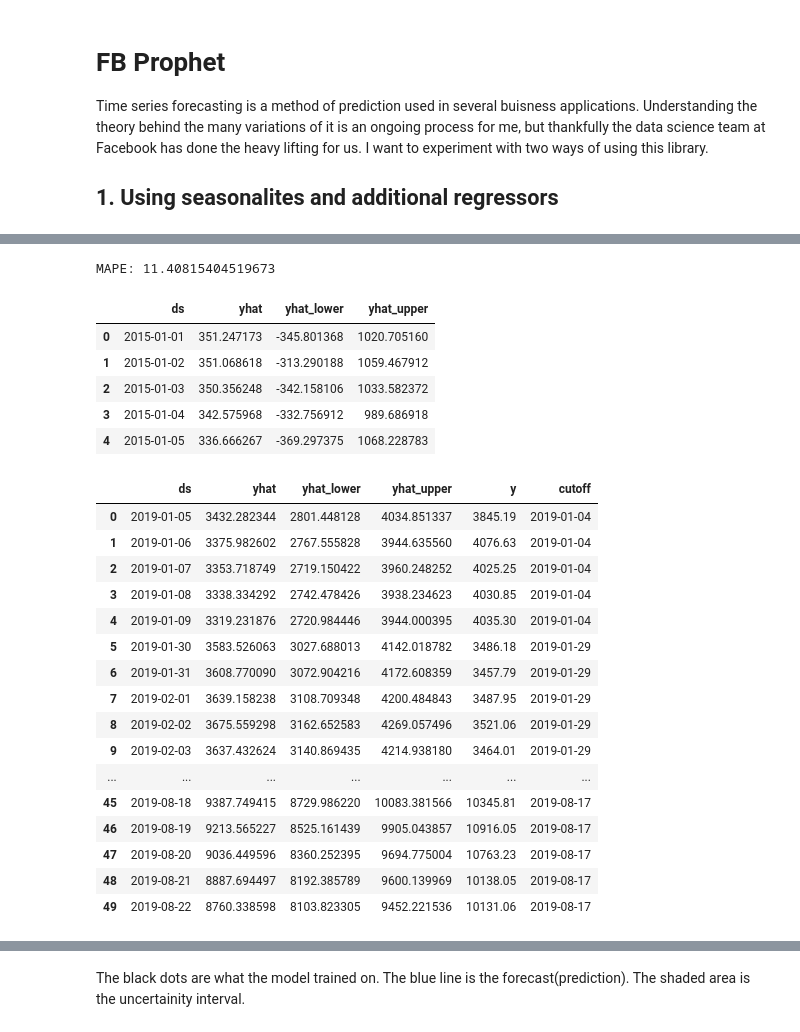
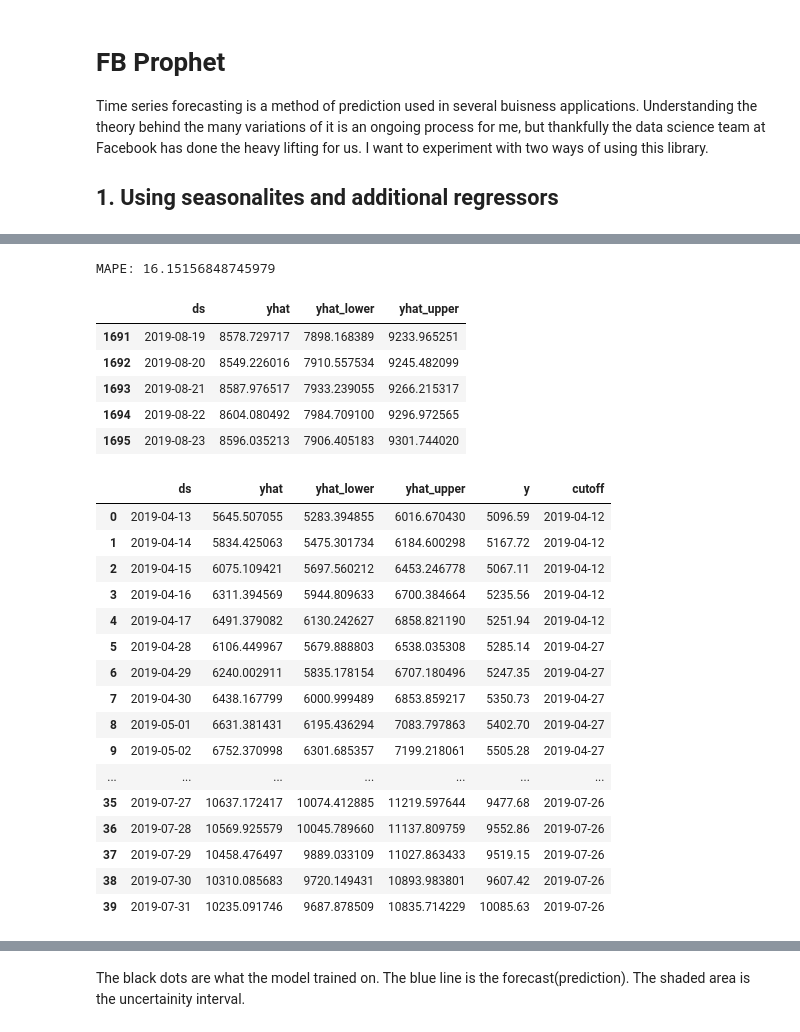
Before and after one commit to Viraj-Joshi/BitCoin-Price-Predictor, a Jupyter notebook: Bitcoin Price Predictor.ipynb, the cells around one changed output, grey strips where cells are left out. Drawn from its saved outputs; the diff is of its cells as text; code cells hidden in the pictures.

```diff
--- a/Bitcoin Price Predictor.ipynb
+++ b/Bitcoin Price Predictor.ipynb
@@ -534,9 +605,20 @@ bitcoin_info.columns = bitcoin_info.columns.str.replace("*",""); #columns is an
 bitcoin_info['Volume'] = bitcoin_info['Volume'].astype('int64');
 
 
+#split into training and testing dataset
+split_date = '2019-08-01'
 bitcoin_info.columns =[bitcoin_info.columns[0]]+['bt_'+i for i in bitcoin_info.columns[1:]] #column names not mutable
-bitcoin_info = bitcoin_info[bitcoin_info['Date']>='2015-01-01']
-df = bitcoin_info[['Date','bt_Close']].copy()
-df.columns = ['ds','y']
-df.head()
+bitcoin_info_train = bitcoin_info[bitcoin_info['Date']>='2015-01-01']
+bitcoin_info_train = bitcoin_info_train[bitcoin_info_train['Date']<split_date]
+bitcoin_info_test = bitcoin_info[bitcoin_info['Date']>=split_date]
+
+#create a df that prophet will accept
+df_train = bitcoin_info_train[['Date','bt_Close']].copy()
+df_train.columns = ['ds','y']
+df_train.reset_index()
+
+
+df_test = bitcoin_info_test[['Date','bt_Close']].copy()
+df_test.columns = ['ds','y']
+display(df_test.tail())
 # %% [output]
@@ -565,8 +659,8 @@ def friday_effect(ds):
         return 1
     else:
         return 0
-df['friday_effect'] = df['ds'].apply(friday_effect)
-
+df_train['friday_effect'] = df_train['ds'].apply(friday_effect)
+#df_train['cap'] = 15000
 m = Prophet(growth='linear',seasonality_mode='multiplicative',
             daily_seasonality=False,
             weekly_seasonality=False,
@@ -574,21 +668,22 @@ m = Prophet(growth='linear',seasonality_mode='multiplicative',
             ).add_seasonality(
                     name = 'quarterly',
                     period = 93.3125,
-                    fourier_order = 5
+                    fourier_order = 15
             ).add_seasonality(
                     name = 'yearly',
                     period = 365.25,
-                    fourier_order = 5
+                    fourier_order = 15
             ).add_seasonality(
                     name = 'Weekly',
                     period = 7,
                     fourier_order = 25
             )
-m.add_regressor('friday_effect') # adding this regressor lowered MAPE 3%
-m.fit(df)
+m.add_regressor('friday_effect') # adding this regressor lowered MAPE
+m.fit(df_train)
 
 
-future = m.make_future_dataframe(periods=365)
+future = m.make_future_dataframe(periods=len(df_test))
+#future['cap'] = 20000
 future['friday_effect'] = future['ds'].apply(friday_effect)
 display(future[future['friday_effect']==1].tail())
 # %% [output]
@@ -607,0 +706,2 @@ forecast = m.predict(future)
+# %%
+cv_results = cross_validation(m,initial= '1550 days', horizon = '5 days',period = '15 days')
@@ -608,32 +710,32 @@ forecast = m.predict(future)
 # %%
 print('MAPE:',calculateMAPE(cv_results['y'],cv_results['yhat']))
-display(forecast[['ds', 'yhat', 'yhat_lower', 'yhat_upper']].head())
+display(forecast[['ds', 'yhat', 'yhat_lower', 'yhat_upper']].tail())
 display(cv_results)
 # %% [output]
-MAPE: 11.40815404519673
+MAPE: 16.15156848745979
 |  | ds | yhat | yhat_lower | yhat_upper |
-| 0 | 2015-01-01 | 351.247173 | -345.801368 | 1020.705160 |
-| 1 | 2015-01-02 | 351.068618 | -313.290188 | 1059.467912 |
-| 2 | 2015-01-03 | 350.356248 | -342.158106 | 1033.582372 |
-| 3 | 2015-01-04 | 342.575968 | -332.756912 | 989.686918 |
-| 4 | 2015-01-05 | 336.666267 | -369.297375 | 1068.228783 |
+| 1691 | 2019-08-19 | 8578.729717 | 7898.168389 | 9233.965251 |
+| 1692 | 2019-08-20 | 8549.226016 | 7910.557534 | 9245.482099 |
+| 1693 | 2019-08-21 | 8587.976517 | 7933.239055 | 9266.215317 |
+| 1694 | 2019-08-22 | 8604.080492 | 7984.709100 | 9296.972565 |
+| 1695 | 2019-08-23 | 8596.035213 | 7906.405183 | 9301.744020 |
 |  | ds | yhat | yhat_lower | yhat_upper | y | cutoff |
-| 0 | 2019-01-05 | 3432.282344 | 2801.448128 | 4034.851337 | 3845.19 | 2019-01-04 |
-| 1 | 2019-01-06 | 3375.982602 | 2767.555828 | 3944.635560 | 4076.63 | 2019-01-04 |
-| 2 | 2019-01-07 | 3353.718749 | 2719.150422 | 3960.248252 | 4025.25 | 2019-01-04 |
-| 3 | 2019-01-08 | 3338.334292 | 2742.478426 | 3938.234623 | 4030.85 | 2019-01-04 |
-| 4 | 2019-01-09 | 3319.231876 | 2720.984446 | 3944.000395 | 4035.30 | 2019-01-04 |
-| 5 | 2019-01-30 | 3583.526063 | 3027.688013 | 4142.018782 | 3486.18 | 2019-01-29 |
-| 6 | 2019-01-31 | 3608.770090 | 3072.904216 | 4172.608359 | 3457.79 | 2019-01-29 |
-| 7 | 2019-02-01 | 3639.158238 | 3108.709348 | 4200.484843 | 3487.95 | 2019-01-29 |
-| 8 | 2019-02-02 | 3675.559298 | 3162.652583 | 4269.057496 | 3521.06 | 2019-01-29 |
-| 9 | 2019-02-03 | 3637.432624 | 3140.869435 | 4214.938180 | 3464.01 | 2019-01-29 |
+| 0 | 2019-04-13 | 5645.507055 | 5283.394855 | 6016.670430 | 5096.59 | 2019-04-12 |
+| 1 | 2019-04-14 | 5834.425063 | 5475.301734 | 6184.600298 | 5167.72 | 2019-04-12 |
+| 2 | 2019-04-15 | 6075.109421 | 5697.560212 | 6453.246778 | 5067.11 | 2019-04-12 |
+| 3 | 2019-04-16 | 6311.394569 | 5944.809633 | 6700.384664 | 5235.56 | 2019-04-12 |
+| 4 | 2019-04-17 | 6491.379082 | 6130.242627 | 6858.821190 | 5251.94 | 2019-04-12 |
+| 5 | 2019-04-28 | 6106.449967 | 5679.888803 | 6538.035308 | 5285.14 | 2019-04-27 |
+| 6 | 2019-04-29 | 6240.002911 | 5835.178154 | 6707.180496 | 5247.35 | 2019-04-27 |
+| 7 | 2019-04-30 | 6438.167799 | 6000.999489 | 6853.859217 | 5350.73 | 2019-04-27 |
+| 8 | 2019-05-01 | 6631.381431 | 6195.436294 | 7083.797863 | 5402.70 | 2019-04-27 |
+| 9 | 2019-05-02 | 6752.370998 | 6301.685357 | 7199.218061 | 5505.28 | 2019-04-27 |
 | ... | ... | ... | ... | ... | ... | ... |
-| 45 | 2019-08-18 | 9387.749415 | 8729.986220 | 10083.381566 | 10345.81 | 2019-08-17 |
-| 46 | 2019-08-19 | 9213.565227 | 8525.161439 | 9905.043857 | 10916.05 | 2019-08-17 |
-| 47 | 2019-08-20 | 9036.449596 | 8360.252395 | 9694.775004 | 10763.23 | 2019-08-17 |
-| 48 | 2019-08-21 | 8887.694497 | 8192.385789 | 9600.139969 | 10138.05 | 2019-08-17 |
-| 49 | 2019-08-22 | 8760.338598 | 8103.823305 | 9452.221536 | 10131.06 | 2019-08-17 |
+| 35 | 2019-07-27 | 10637.172417 | 10074.412885 | 11219.597644 | 9477.68 | 2019-07-26 |
+| 36 | 2019-07-28 | 10569.925579 | 10045.789660 | 11137.809759 | 9552.86 | 2019-07-26 |
+| 37 | 2019-07-29 | 10458.476497 | 9889.033109 | 11027.863433 | 9519.15 | 2019-07-26 |
+| 38 | 2019-07-30 | 10310.085683 | 9720.149431 | 10893.983801 | 9607.42 | 2019-07-26 |
+| 39 | 2019-07-31 | 10235.091746 | 9687.878509 | 10835.714229 | 10085.63 | 2019-07-26 |
 # %%
 from fbprophet.diagnostics import performance_metrics
 df_p = performance_metrics(cv_results)
```
Also changed, not shown: parts of 27 cells of this notebook.
